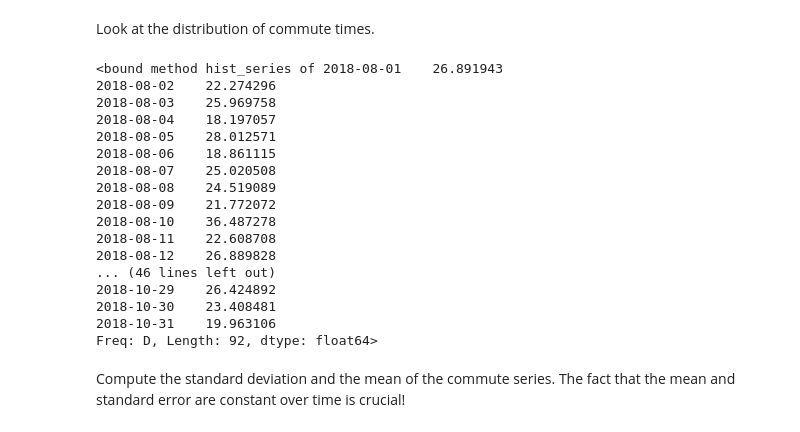
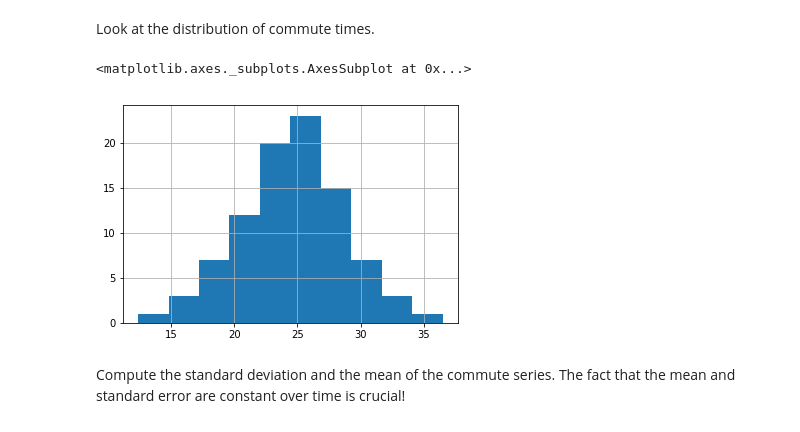
Before and after one commit to harrisonhardin/dsc-basic-time-series-models-lab-houston-ds-042219, a Jupyter notebook: index.ipynb, the cells around one changed output. Saved outputs shown, nothing was run; the diff lists cells and outputs as text; code cells hidden in the pictures.

```diff
--- a/index.ipynb
+++ b/index.ipynb
@@ -70,25 +70,10 @@ commute.max()
 Look at the distribution of commute times.
 # %%
 # your code here
-commute_series.hist
+commute_series.hist()
 # %% [output]
-<bound method hist_series of 2018-08-01    26.891943
-2018-08-02    22.274296
-2018-08-03    25.969758
-2018-08-04    18.197057
-2018-08-05    28.012571
-2018-08-06    18.861115
-2018-08-07    25.020508
-2018-08-08    24.519089
-2018-08-09    21.772072
-2018-08-10    36.487278
-2018-08-11    22.608708
-2018-08-12    26.889828
-... (46 lines left out)
-2018-10-29    26.424892
-2018-10-30    23.408481
-2018-10-31    19.963106
-Freq: D, Length: 92, dtype: float64>
+<matplotlib.axes._subplots.AxesSubplot at 0x...>
+[figure, added]
 # %% [markdown]
 Compute the standard deviation and the mean of the commute series. The fact that the mean and standard error are constant over time is crucial!
 # %%
```
